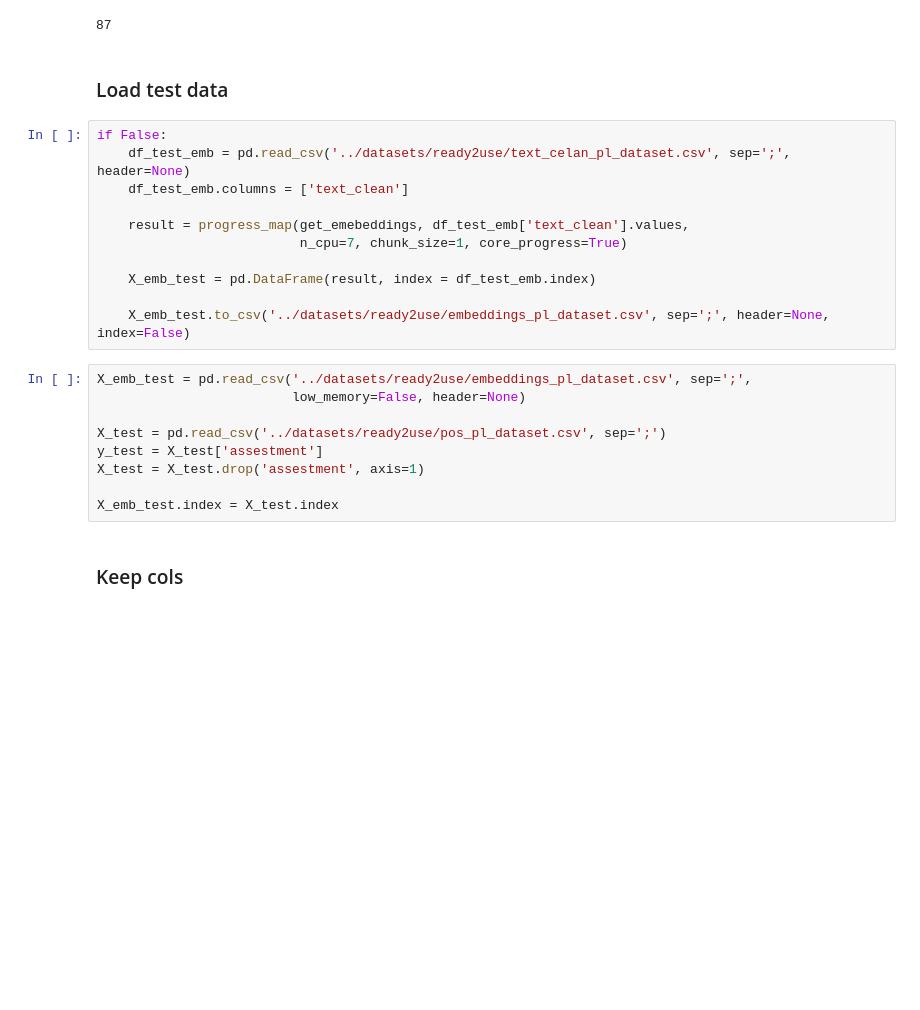
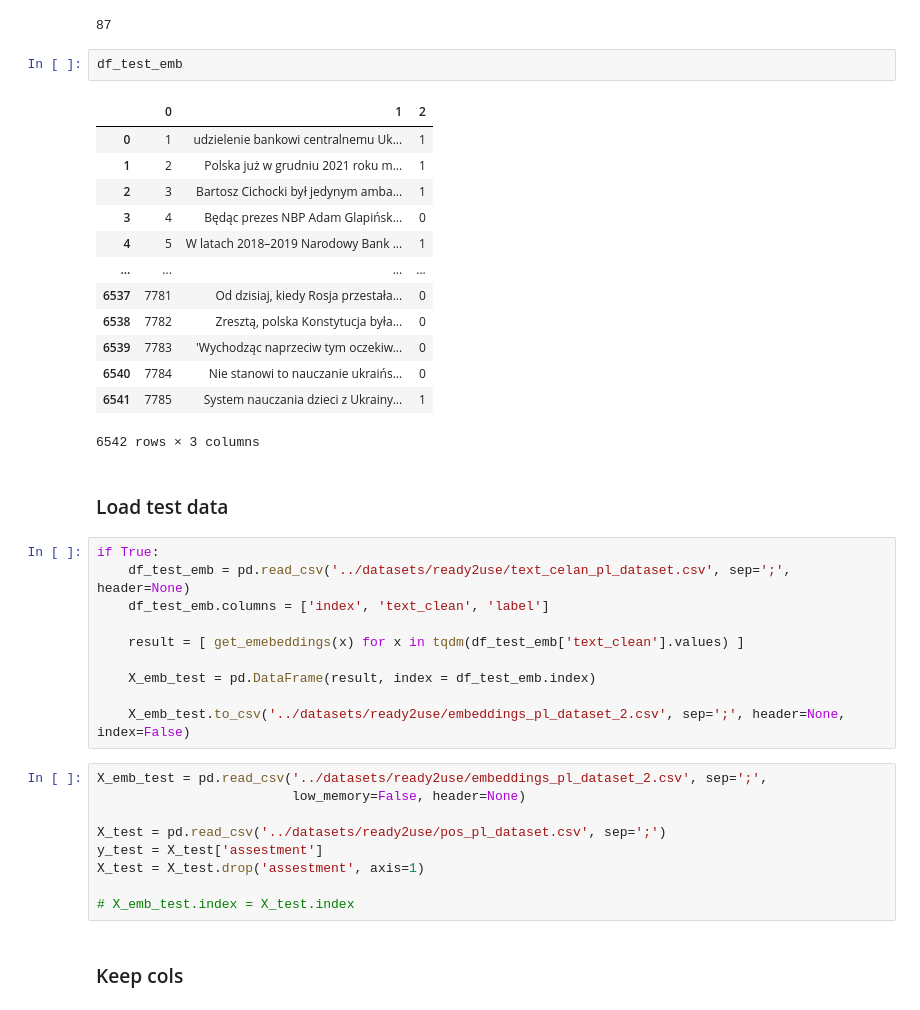
Before and after one commit to MarBry111/Fake-News-Detection-for-statements-in-Polish-Language, a Jupyter notebook: 02_claims_of_politicians/04_train_on_diff_lang.ipynb, the cells around one changed output. Drawn from its saved outputs; the diff is of its cells as text; blank space fills up the shorter version.

```diff
--- a/02_claims_of_politicians/04_train_on_diff_lang.ipynb
+++ b/02_claims_of_politicians/04_train_on_diff_lang.ipynb
@@ -334,28 +336,43 @@ for c in tqdm(X_pos.columns, position=0, leave=True):
 len(col_keep)
 # %% [output]
 87
+# %%
+df_test_emb
+# %% [output]
+|  | 0 | 1 | 2 |
+| 0 | 1 | udzielenie bankowi centralnemu Uk... | 1 |
+| 1 | 2 | Polska już w grudniu 2021 roku m... | 1 |
+| 2 | 3 | Bartosz Cichocki był jedynym amba... | 1 |
+| 3 | 4 | Będąc prezes NBP Adam Glapińsk... | 0 |
+| 4 | 5 | W latach 2018–2019 Narodowy Bank ... | 1 |
+| ... | ... | ... | ... |
+| 6537 | 7781 | Od dzisiaj, kiedy Rosja przestała... | 0 |
+| 6538 | 7782 | Zresztą, polska Konstytucja była... | 0 |
+| 6539 | 7783 | 'Wychodząc naprzeciw tym oczekiw... | 0 |
+| 6540 | 7784 | Nie stanowi to nauczanie ukraińs... | 0 |
+| 6541 | 7785 | System nauczania dzieci z Ukrainy... | 1 |
+6542 rows × 3 columns
 # %% [markdown]
 ### Load test data
 # %%
-if False:
+if True:
     df_test_emb = pd.read_csv('../datasets/ready2use/text_celan_pl_dataset.csv', sep=';', header=None)
-    df_test_emb.columns = ['text_clean']
+    df_test_emb.columns = ['index', 'text_clean', 'label']
 
-    result = progress_map(get_emebeddings, df_test_emb['text_clean'].values,
-                          n_cpu=7, chunk_size=1, core_progress=True)
+    result = [ get_emebeddings(x) for x in tqdm(df_test_emb['text_clean'].values) ]
 
     X_emb_test = pd.DataFrame(result, index = df_test_emb.index)
 
-    X_emb_test.to_csv('../datasets/ready2use/embeddings_pl_dataset.csv', sep=';', header=None, index=False)
+    X_emb_test.to_csv('../datasets/ready2use/embeddings_pl_dataset_2.csv', sep=';', header=None, index=False)
 # %%
-X_emb_test = pd.read_csv('../datasets/ready2use/embeddings_pl_dataset.csv', sep=';',
+X_emb_test = pd.read_csv('../datasets/ready2use/embeddings_pl_dataset_2.csv', sep=';',
                          low_memory=False, header=None)
 
 X_test = pd.read_csv('../datasets/ready2use/pos_pl_dataset.csv', sep=';')
 y_test = X_test['assestment']
 X_test = X_test.drop('assestment', axis=1)
 
-X_emb_test.index = X_test.index
+# X_emb_test.index = X_test.index
 # %% [markdown]
 ### Keep cols
 # %%
```
Also changed, not shown: parts of 8 cells of this notebook.
